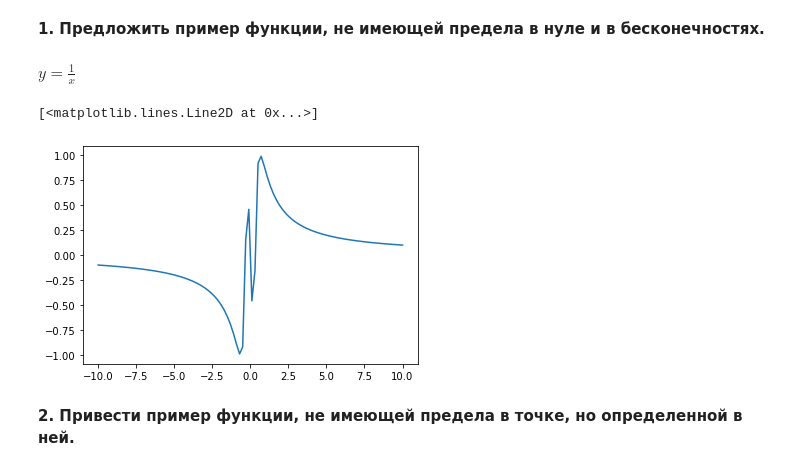
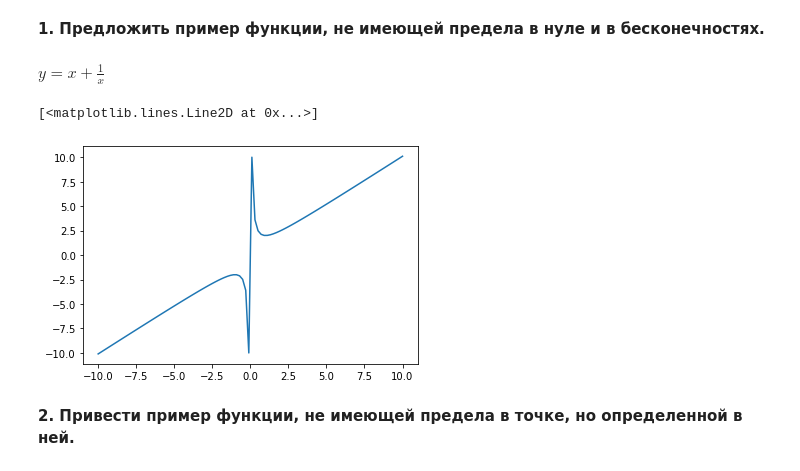
Before and after one commit to alvlagus/Mathematical_analysis, a Jupyter notebook: Hw_4.ipynb, the cells around one changed output. Drawn from its saved outputs; the diff is of its cells as text; code cells hidden in the pictures.

```diff
--- a/Hw_4.ipynb
+++ b/Hw_4.ipynb
@@ -10,18 +10,18 @@ import matplotlib. pyplot as plt
 # %% [markdown]
 **1. Предложить пример функции, не имеющей предела в нуле и в бесконечностях.**
 # %% [markdown]
-$y = \frac{1}{x}$
+$y = x + \frac{1}{x}$
 # %%
 def f(x):
-    return np.sin(1/x)
+    return x + (1/x)
 
 x = np.linspace(-10, 10, 100)
 y = np.array(list(map(f, x)))
 
 plt.plot(x, y)
 # %% [output]
 [<matplotlib.lines.Line2D at 0x...>]
-[figure, old version]
+[figure, new version]
 # %% [markdown]
 **2.  Привести пример функции, не имеющей предела в точке, но определенной в ней.**
 # %% [markdown]
```
Also changed, not shown: parts of 5 cells of this notebook.
